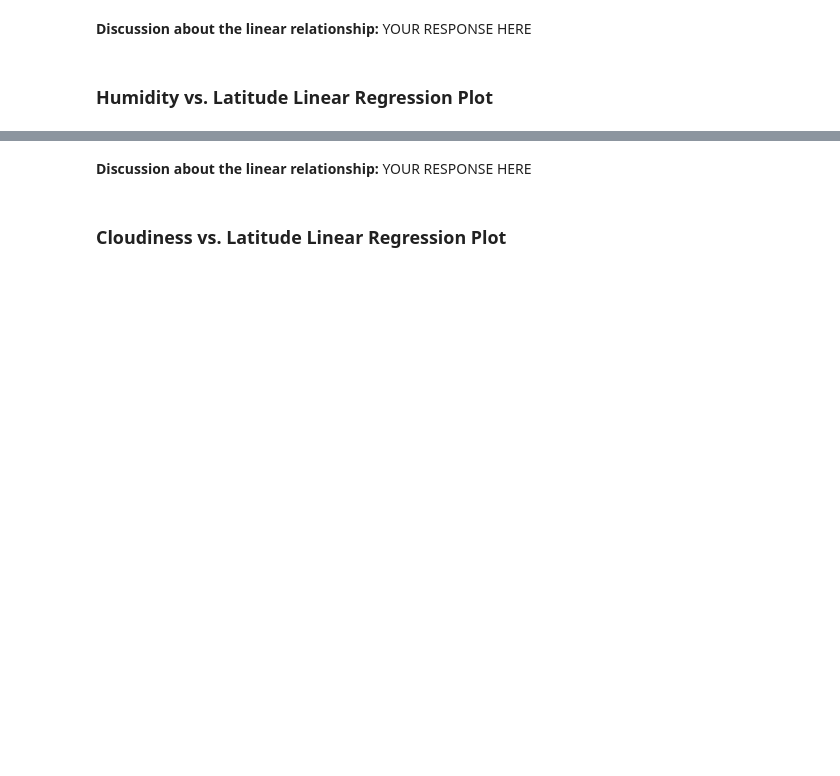
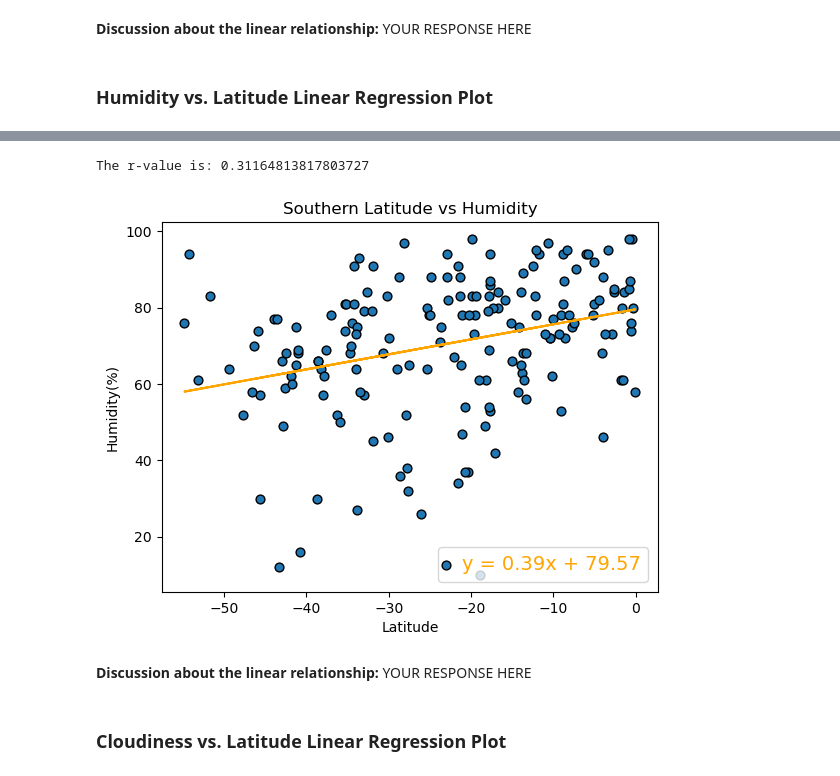
Before and after one commit to siobyrne/python-api-challenge, a Jupyter notebook: WeatherPy.ipynb, the cells around one changed output, grey strips where cells are left out. Cells and saved outputs as stored; diff of their text form; code cells hidden in the pictures; blank space fills up the shorter version.

```diff
--- a/WeatherPy.ipynb
+++ b/WeatherPy.ipynb
@@ -343,3 +345,13 @@ The r-value is: 0.0002808747046324607
+# %%
+# Southern Hemisphere
+reg(southern_df, 'Lat', 'Humidity')
+plt.ylabel("Humidity(%)")
+plt.title(f"Southern Latitude vs Humidity")
+
+plt.savefig("output_data/south_humidity.png")
+# %% [output]
+The r-value is: 0.31164813817803727
+[figure, added]
 # %% [markdown]
 **Discussion about the linear relationship:** YOUR RESPONSE HERE
 # %% [markdown]
```
Also changed, not shown: parts of 5 cells of this notebook, 2 other files.
